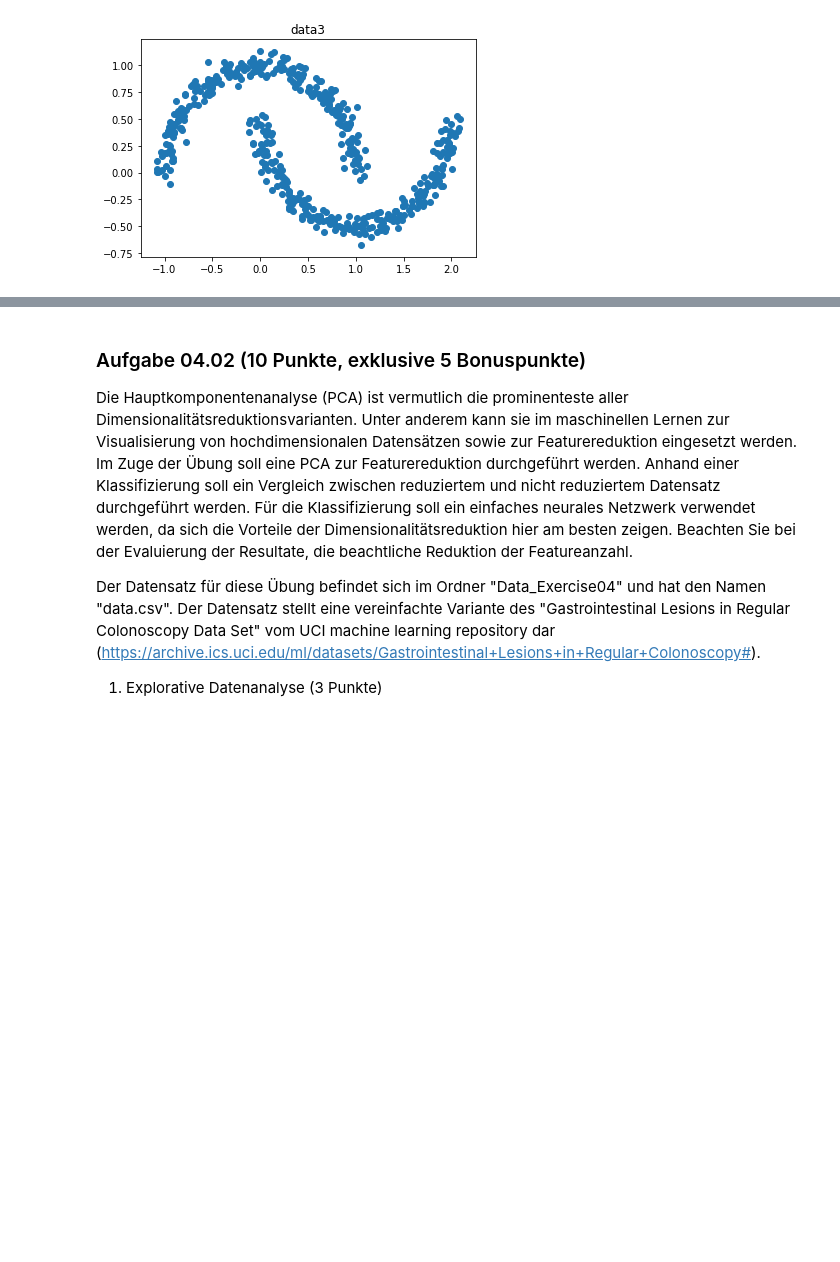
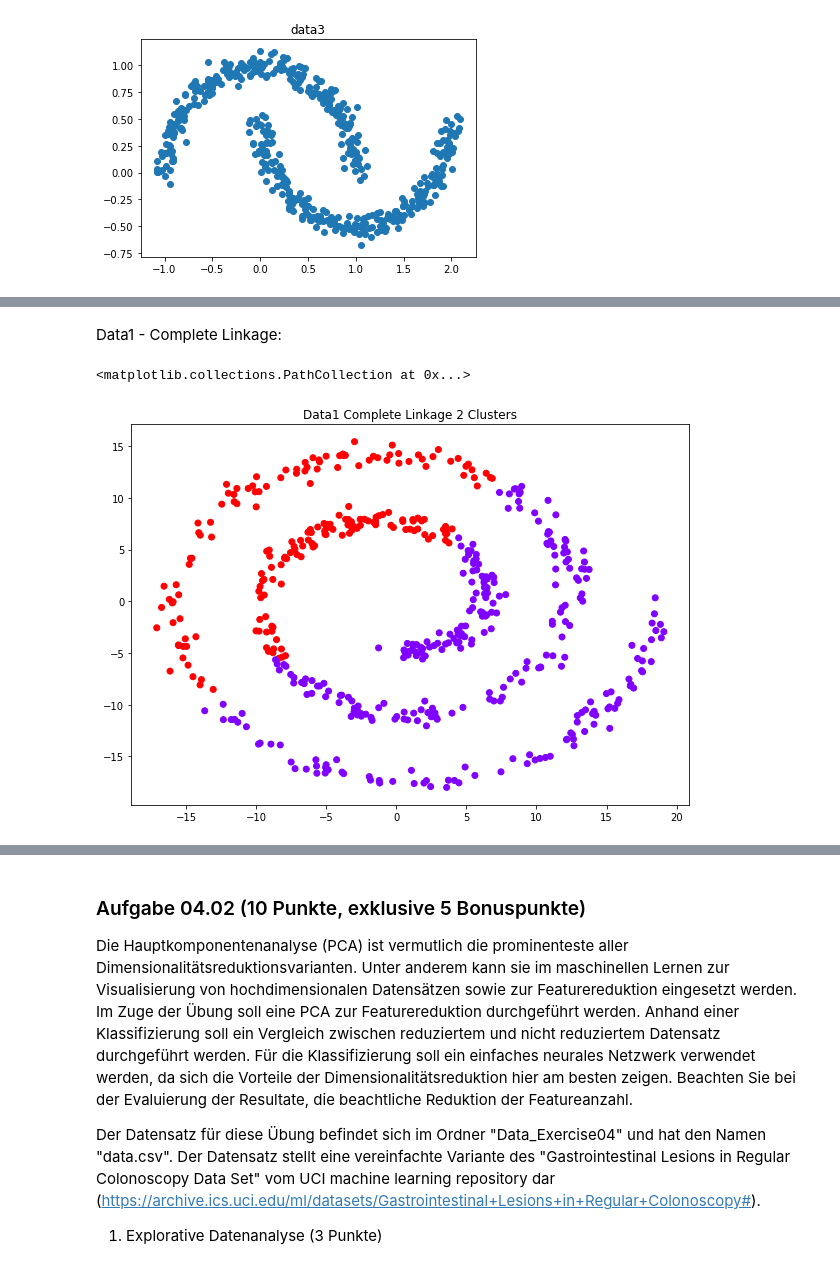
Before and after one commit to wermann33/MLEUnsupervised-Clustering-_Feature-Handling, a Jupyter notebook: Uebung 04.ipynb, the cells around one changed output, grey strips where cells are left out. Saved outputs shown, nothing was run; the diff lists cells and outputs as text; code cells hidden in the pictures; blank space fills up the shorter version.

```diff
--- a/Uebung 04.ipynb
+++ b/Uebung 04.ipynb
@@ -87,0 +103,11 @@ Im Zuge der Aufgabe soll für die drei Datensätze hierarchisches Clustering mit
+# %% [markdown]
+Data1 - Complete Linkage:
+# %%
+model = AgglomerativeClustering(n_clusters=2, linkage="complete", affinity='euclidean')
+model.fit_predict(data1)
+plt.figure(figsize=(10,7))
+plt.title("Data1 Complete Linkage 2 Clusters")
+plt.scatter(data1['feature1'],data1['feature2'], c=model.labels_, cmap='rainbow')
+# %% [output]
+<matplotlib.collections.PathCollection at 0x...>
+[figure, added]
```
Also changed, not shown: parts of 32 cells of this notebook, 2 other files.
